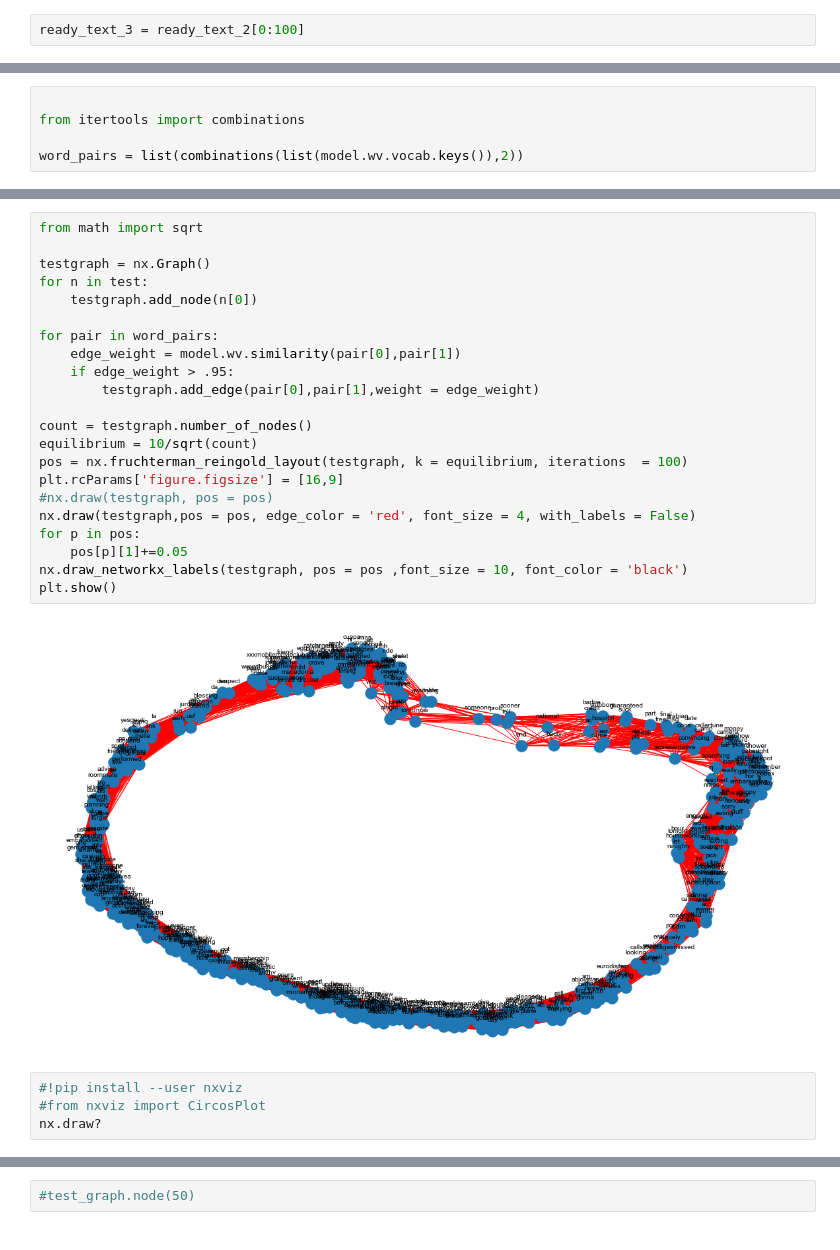
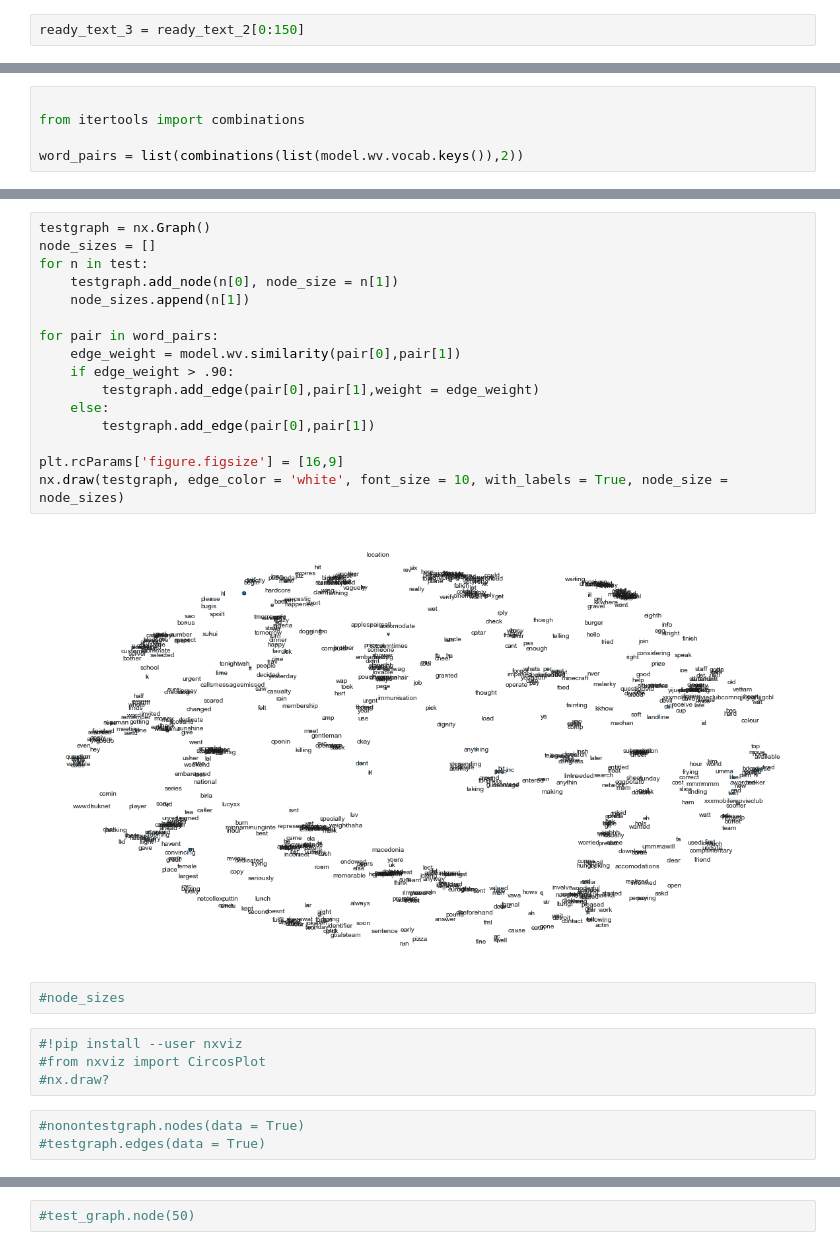
Before and after one commit to mowgl-i/Student-Projects, a Jupyter notebook: test_dataset.ipynb, the cells around one changed output, grey strips where cells are left out. Saved outputs shown, nothing was run; the diff lists cells and outputs as text.

```diff
--- a/test_dataset.ipynb
+++ b/test_dataset.ipynb
@@ -76,7 +76,7 @@ ready_text_2 = data['text'].apply(lambda x: clean_text(x))
 # %% [markdown]
 ### let's use a smaller dataset for now.
 # %%
-ready_text_3 = ready_text_2[0:100]
+ready_text_3 = ready_text_2[0:150]
 # %%
 model = Word2Vec(ready_text_3, min_count = 1, window = 4, workers = 2, size =  2, seed = 1, sg = 1)
 print(model)
@@ -224,31 +214,30 @@ test[0:13]
 # %%
-from math import sqrt
-
 testgraph = nx.Graph()
+node_sizes = []
 for n in test:
-    testgraph.add_node(n[0])
+    testgraph.add_node(n[0], node_size = n[1])
+    node_sizes.append(n[1])
 
 for pair in word_pairs:
     edge_weight = model.wv.similarity(pair[0],pair[1])
-    if edge_weight > .95:
+    if edge_weight > .90:
         testgraph.add_edge(pair[0],pair[1],weight = edge_weight)
+    else:
+        testgraph.add_edge(pair[0],pair[1])
 
-count = testgraph.number_of_nodes()
-equilibrium = 10/sqrt(count)
-pos = nx.fruchterman_reingold_layout(testgraph, k = equilibrium, iterations  = 100)
 plt.rcParams['figure.figsize'] = [16,9]
-#nx.draw(testgraph, pos = pos)
-nx.draw(testgraph,pos = pos, edge_color = 'red', font_size = 4, with_labels = False)
-for p in pos:
-    pos[p][1]+=0.05
-nx.draw_networkx_labels(testgraph, pos = pos ,font_size = 10, font_color = 'black')
-plt.show()
+nx.draw(testgraph, edge_color = 'white', font_size = 10, with_labels = True, node_size = node_sizes)
 # %% [output]
-[figure, old version]
+[figure, new version]
+# %%
+#node_sizes
 # %%
 #!pip install --user nxviz
 #from nxviz import CircosPlot
-nx.draw?
+#nx.draw?
+# %%
+#nonontestgraph.nodes(data = True)
+#testgraph.edges(data = True)
 # %%
 print(testgraph.number_of_nodes())
 print(testgraph.number_of_edges())
```
Also changed, not shown: parts of 17 cells of this notebook.
